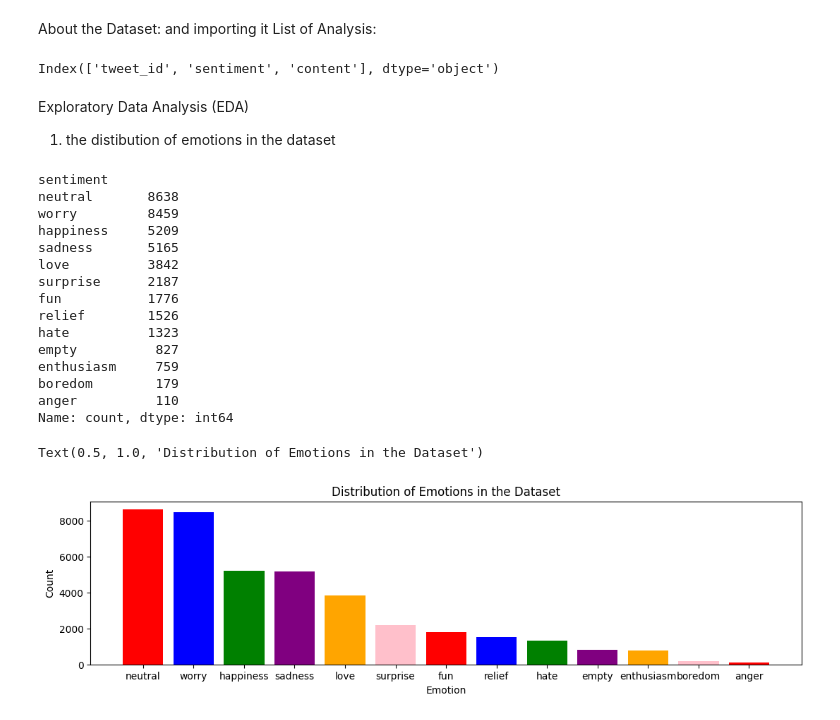
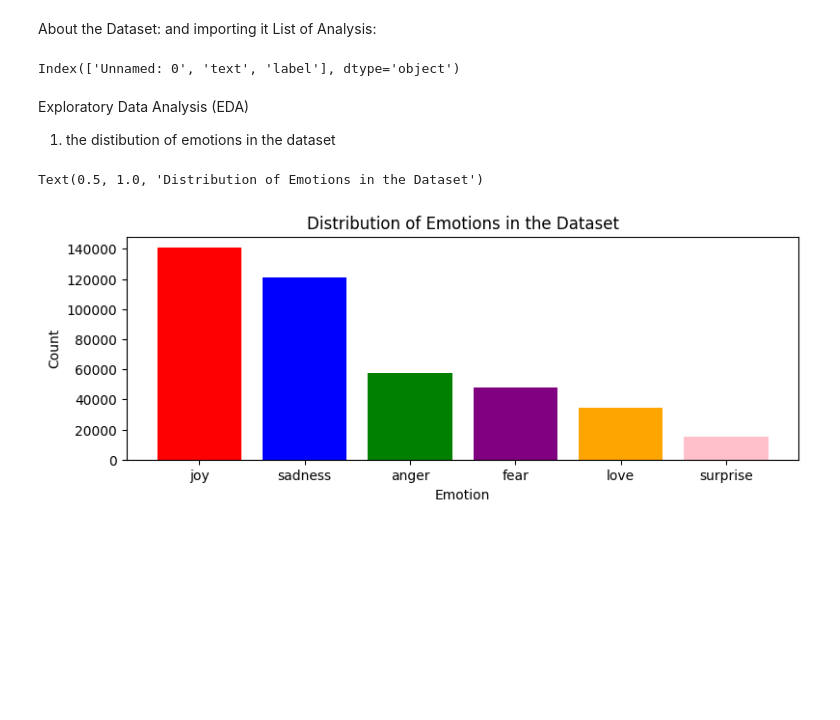
Before and after one commit to shivaheidari/LLMs_Emotion_Detection, a Jupyter notebook: Analysis/Analysis.ipynb, the cells around one changed output. Saved outputs shown, nothing was run; the diff lists cells and outputs as text; code cells hidden in the pictures; blank space fills up the shorter version.

```diff
--- a/Analysis/Analysis.ipynb
+++ b/Analysis/Analysis.ipynb
@@ -10,45 +10,36 @@ from wordcloud import WordCloud
 About the Dataset: and importing it
 List of Analysis:
 # %%
-file_path = '../Data/tweet_emotions.csv'
+file_path = '../Data/text.csv'
 data = pd.read_csv(file_path)
 # %%
 print(data.columns)
 # %% [output]
-Index(['tweet_id', 'sentiment', 'content'], dtype='object')
+Index(['Unnamed: 0', 'text', 'label'], dtype='object')
 # %% [markdown]
 Exploratory Data Analysis (EDA)
 1) the distibution of emotions in the dataset
-# %%
-#the distibution of emotions in the dataset
-emotions = data['sentiment'].value_counts()
-print(emotions)
-# %% [output]
-sentiment
-neutral       8638
-worry         8459
-happiness     5209
-sadness       5165
-love          3842
-surprise      2187
-fun           1776
-relief        1526
-hate          1323
-empty          827
-enthusiasm     759
-boredom        179
-anger          110
-Name: count, dtype: int64
+# %%
+#the distibution of emotions in the dataset
+mapping = {0 : "sadness",
+           1 : "joy",
+           2 : "love",
+           3 : "anger",
+           4 : "fear",
+           5 : "surprise"
+}
+
+data["emotion"] =  data["label"].map(mapping)
 # %%
 #plotting the distribution of emotions
 colors = ['red', 'blue', 'green', 'purple', 'orange', 'pink']
-fig = plt.figure(figsize=(13, 3))
+fig = plt.figure(figsize=(9, 3))
 ax = fig.add_subplot(111)
-ax.bar(emotions.index, emotions, color=colors)
+ax.bar(data.emotion.value_counts().index, data.emotion.value_counts(), color=colors)
 ax.set_xlabel('Emotion')
 ax.set_ylabel('Count')
 ax.set_title('Distribution of Emotions in the Dataset')
 # %% [output]
 Text(0.5, 1.0, 'Distribution of Emotions in the Dataset')
-[figure, old version]
+[figure, new version]
 # %%
```
Also changed, not shown: parts of 6 cells of this notebook.
